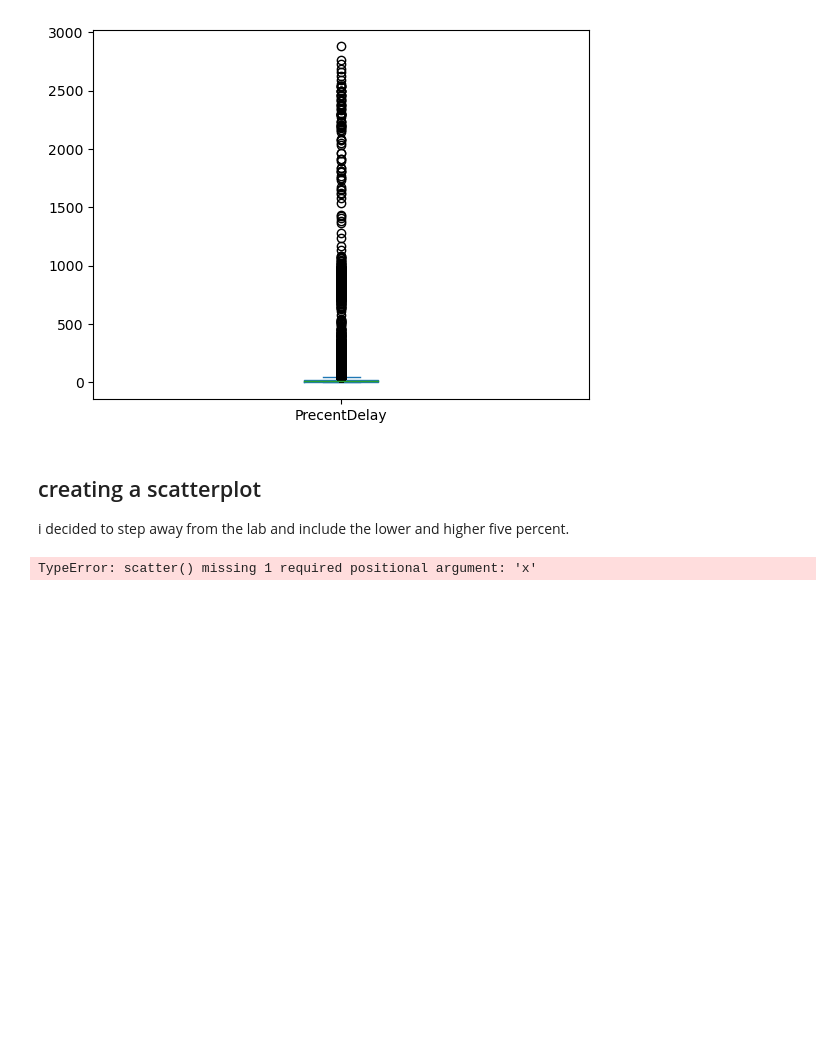
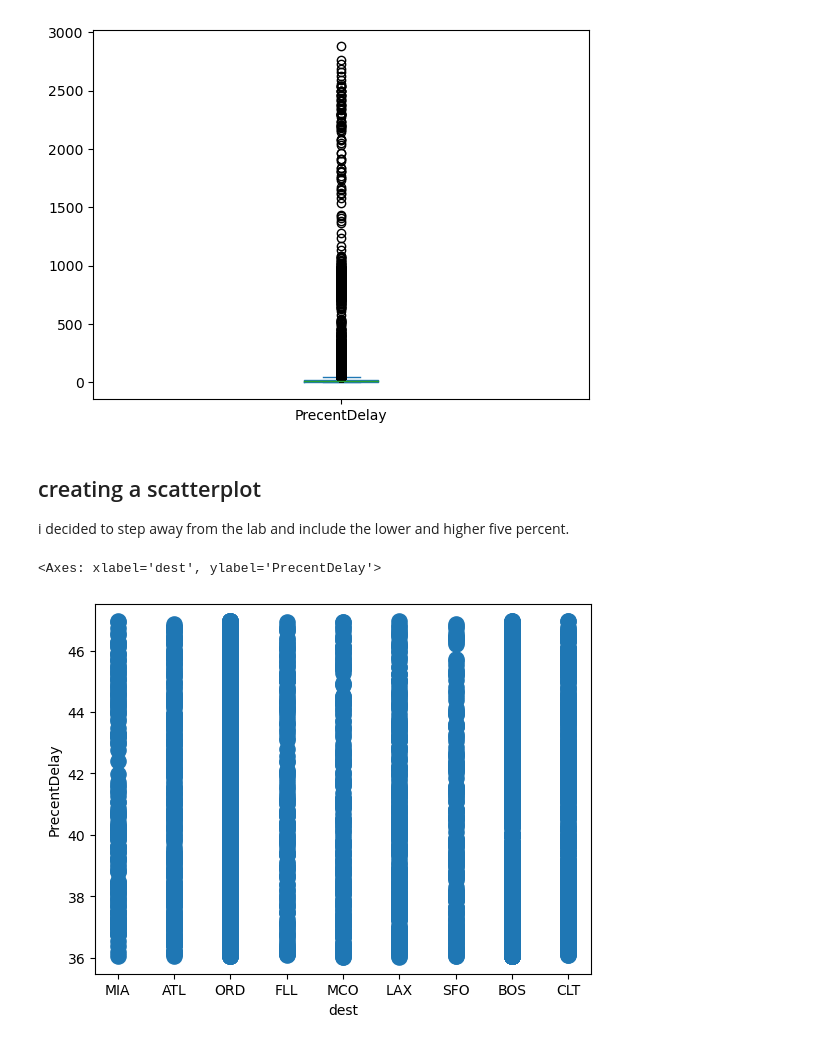
Before and after one commit to jpwiig/DAVE3625-intro-to-ai, a Jupyter notebook: lab-3/lab-3.ipynb, the cells around one changed output. Drawn from its saved outputs; the diff is of its cells as text; code cells hidden in the pictures; blank space fills up the shorter version.

```diff
--- a/lab-3/lab-3.ipynb
+++ b/lab-3/lab-3.ipynb
@@ -76,6 +102,7 @@ def remove_outlier(df):
 # %%
 
 dfPlanes['PrecentDelay'] = remove_outlier(dfPlanes['PrecentDelay'])
-dfPlanes.plot.scatter(x = 'dest',y = 'PrecentDelay')
+dfPlanes.plot.scatter(x = 'dest',y = 'PrecentDelay', s=120)
 # %% [output]
-TypeError: scatter() missing 1 required positional argument: 'x'
+<Axes: xlabel='dest', ylabel='PrecentDelay'>
+[figure, added]
```
Also changed, not shown: parts of 8 cells of this notebook, 1 other file.
